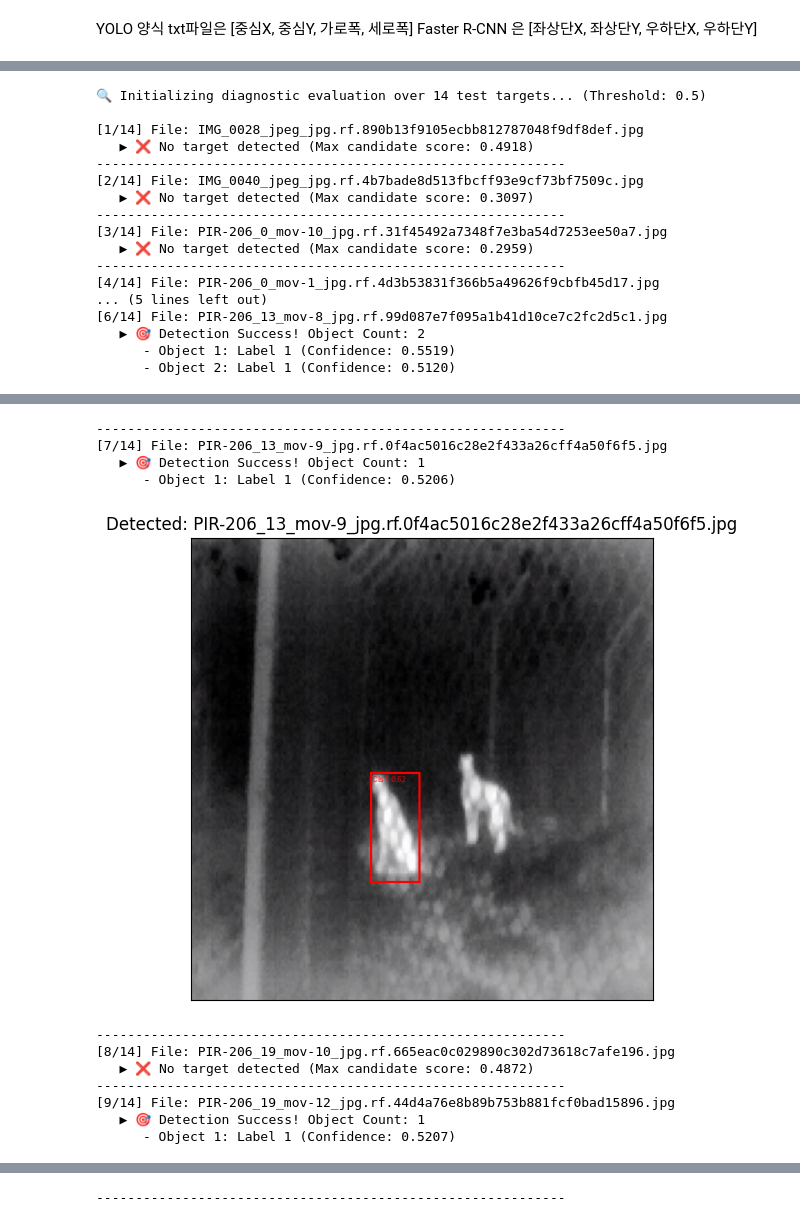
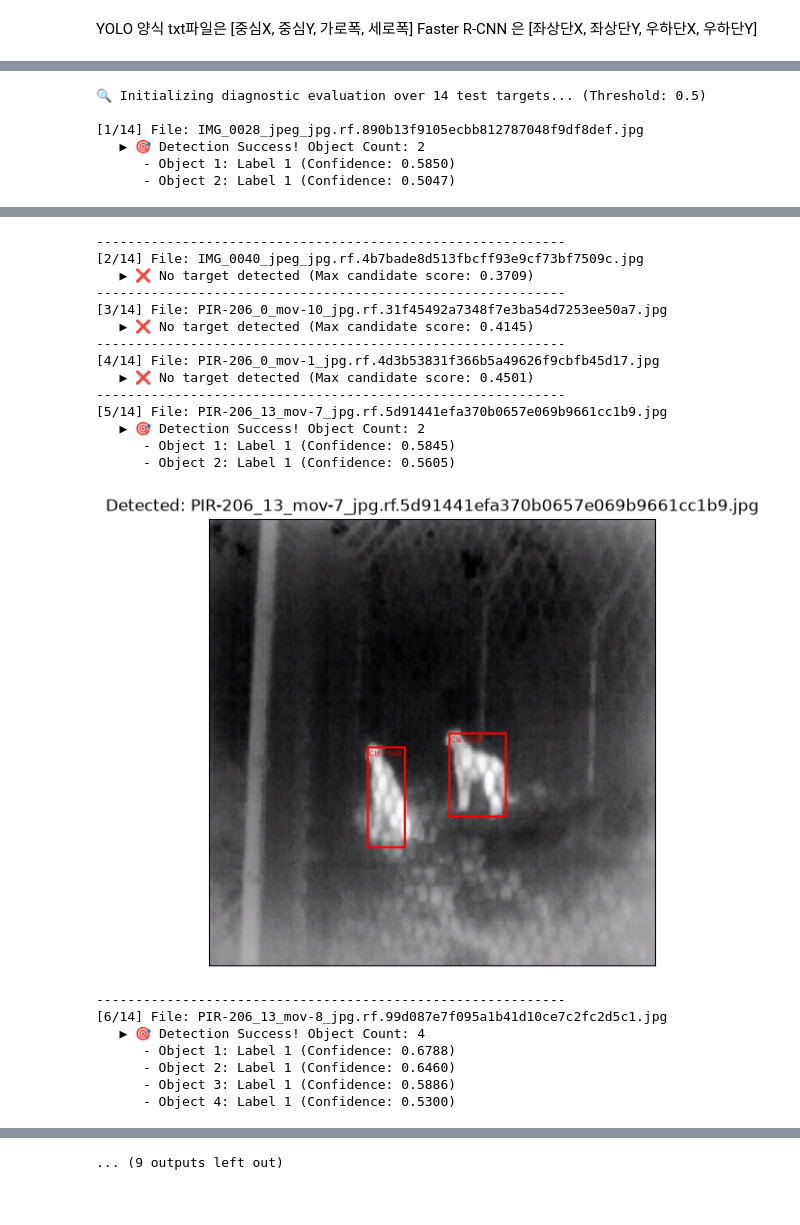
Before and after one commit to snj0x03/PV-ML-HPPK, a Jupyter notebook: notebooks/FasterRCNN.ipynb, the cells around one changed output, grey strips where cells are left out. Cells and saved outputs as stored; diff of their text form; code cells hidden in the pictures.

```diff
--- a/notebooks/FasterRCNN.ipynb
+++ b/notebooks/FasterRCNN.ipynb
@@ -36,18 +10,14 @@ Done Unzipping!
 # %%
-n_classes = 4 + 1
+n_classes = 2 + 1
 # %%
 from torchvision.transforms import v2
 from torchvision import tv_tensors
-data_transform = transforms.Compose([
-    transforms.ToTensor()
-])
 
-transforms2 = v2.Compose([
+transform = v2.Compose([
     v2.ConvertBoundingBoxFormat("xyxy"),
     v2.ToTensor(),
     v2.ToDtype(torch.float32, scale=True),
     v2.Resize((640, 640)),
-    # v2.Normalize(mean=[0.485, 0.456, 0.406], std=[0.229, 0.224, 0.225])
 ])
 # %% [markdown]
 YOLO 양식 txt파일은 [중심X, 중심Y, 가로폭, 세로폭]
@@ -136,11 +83,12 @@ validation_data = ObjectDetectionDataset('CT/Custom/valid/images', 'CT/Custom/va
+# %%
+
+train_data = ObjectDetectionDataset('C:\\Users\\sawna\\Desktop\\Sample\\train\\images', 'C:\\Users\\sawna\\Desktop\\Sample\\train\\labels', transform)
+validation_data = ObjectDetectionDataset('C:\\Users\\sawna\\Desktop\\Sample\\valid\\images', 'C:\\Users\\sawna\\Desktop\\Sample\\valid\\labels', transform)
 # %%
 import numpy as np
 import torchvision.transforms.functional as F
 import matplotlib.pyplot as plt
 from torchvision.utils import draw_bounding_boxes
-
-train_data = ObjectDetectionDataset('CT/Custom/train/images', 'CT/Custom/train/labels', transforms2)
-validation_data = ObjectDetectionDataset('CT/Custom/valid/images', 'CT/Custom/valid/labels', transforms2)
 
 
 def show(imgs):
@@ -154,7 +102,8 @@ def show(imgs):
     axs[0, i].set(xticklabels=[], yticklabels=[], xticks=[], yticks=[])
   plt.show()
 
-img, target = train_data[200]
+img, target = train_data[8]
+print(target['boxes'])
 
 img_uint8 = (img * 255).to(torch.uint8)
 
@@ -327,6 +232,6 @@ Confidence Scores Result: [0.47668927907943726, 0.4537280797958374, 0.4469013214
 # %%
 # 2. Define directory paths for test images and labels
-test_image_dir = '/content/custom/test/images'
+test_image_dir = 'C:\\Users\\sawna\\Desktop\\Sample\\test\\images'
 threshold = 0.5  # 💡 Confidence score threshold for filtering detections (adjust to 0.3 if needed)
 
 if not os.path.exists(test_image_dir):
@@ -342,11 +247,13 @@ else:
 
         # Load the image and apply pre-processing transforms
         raw_image = Image.open(img_path).convert('RGB')
-        transformed_image = data_transform(raw_image) # Apply the predefined ToTensor transform
+        transformed_image = transform(raw_image) # Apply the predefined ToTensor transform
+
+        model.eval()
 
         # Perform model inference
-        with torch.no_grad():
-            prediction = model([transformed_image.to(device)])[0]
+        with torch.inference_mode():
+            prediction = model([transformed_image])[0]
 
         # Extract evaluation outputs
         labels = prediction['labels'].cpu()
@@ -387,17 +294,6 @@ else:
 🔍 Initializing diagnostic evaluation over 14 test targets... (Threshold: 0.5)
 
 [1/14] File: IMG_0028_jpeg_jpg.rf.890b13f9105ecbb812787048f9df8def.jpg
-   ▶ ❌ No target detected (Max candidate score: 0.4918)
-------------------------------------------------------------
-[2/14] File: IMG_0040_jpeg_jpg.rf.4b7bade8d513fbcff93e9cf73bf7509c.jpg
-   ▶ ❌ No target detected (Max candidate score: 0.3097)
-------------------------------------------------------------
-[3/14] File: PIR-206_0_mov-10_jpg.rf.31f45492a7348f7e3ba54d7253ee50a7.jpg
-   ▶ ❌ No target detected (Max candidate score: 0.2959)
-------------------------------------------------------------
-[4/14] File: PIR-206_0_mov-1_jpg.rf.4d3b53831f366b5a49626f9cbfb45d17.jpg
-... (5 lines left out)
-[6/14] File: PIR-206_13_mov-8_jpg.rf.99d087e7f095a1b41d10ce7c2fc2d5c1.jpg
    ▶ 🎯 Detection Success! Object Count: 2
-      - Object 1: Label 1 (Confidence: 0.5519)
-      - Object 2: Label 1 (Confidence: 0.5120)
+      - Object 1: Label 1 (Confidence: 0.5850)
+      - Object 2: Label 1 (Confidence: 0.5047)
@@ -405,12 +301,22 @@ else:
 ------------------------------------------------------------
-[7/14] File: PIR-206_13_mov-9_jpg.rf.0f4ac5016c28e2f433a26cff4a50f6f5.jpg
-   ▶ 🎯 Detection Success! Object Count: 1
-      - Object 1: Label 1 (Confidence: 0.5206)
+[2/14] File: IMG_0040_jpeg_jpg.rf.4b7bade8d513fbcff93e9cf73bf7509c.jpg
+   ▶ ❌ No target detected (Max candidate score: 0.3709)
+------------------------------------------------------------
+[3/14] File: PIR-206_0_mov-10_jpg.rf.31f45492a7348f7e3ba54d7253ee50a7.jpg
+   ▶ ❌ No target detected (Max candidate score: 0.4145)
+------------------------------------------------------------
+[4/14] File: PIR-206_0_mov-1_jpg.rf.4d3b53831f366b5a49626f9cbfb45d17.jpg
+   ▶ ❌ No target detected (Max candidate score: 0.4501)
+------------------------------------------------------------
+[5/14] File: PIR-206_13_mov-7_jpg.rf.5d91441efa370b0657e069b9661cc1b9.jpg
+   ▶ 🎯 Detection Success! Object Count: 2
+      - Object 1: Label 1 (Confidence: 0.5845)
+      - Object 2: Label 1 (Confidence: 0.5605)
-[figure, old version]
+[figure, new version]
 ------------------------------------------------------------
-[8/14] File: PIR-206_19_mov-10_jpg.rf.665eac0c029890c302d73618c7afe196.jpg
-   ▶ ❌ No target detected (Max candidate score: 0.4872)
-------------------------------------------------------------
-[9/14] File: PIR-206_19_mov-12_jpg.rf.44d4a76e8b89b753b881fcf0bad15896.jpg
-   ▶ 🎯 Detection Success! Object Count: 1
-      - Object 1: Label 1 (Confidence: 0.5207)
+[6/14] File: PIR-206_13_mov-8_jpg.rf.99d087e7f095a1b41d10ce7c2fc2d5c1.jpg
+   ▶ 🎯 Detection Success! Object Count: 4
+      - Object 1: Label 1 (Confidence: 0.6788)
+      - Object 2: Label 1 (Confidence: 0.6460)
+      - Object 3: Label 1 (Confidence: 0.5886)
+      - Object 4: Label 1 (Confidence: 0.5300)
@@ -441 +344 @@ else:
-------------------------------------------------------------
+... (9 outputs left out)
```
Also changed, not shown: parts of 10 cells of this notebook.
